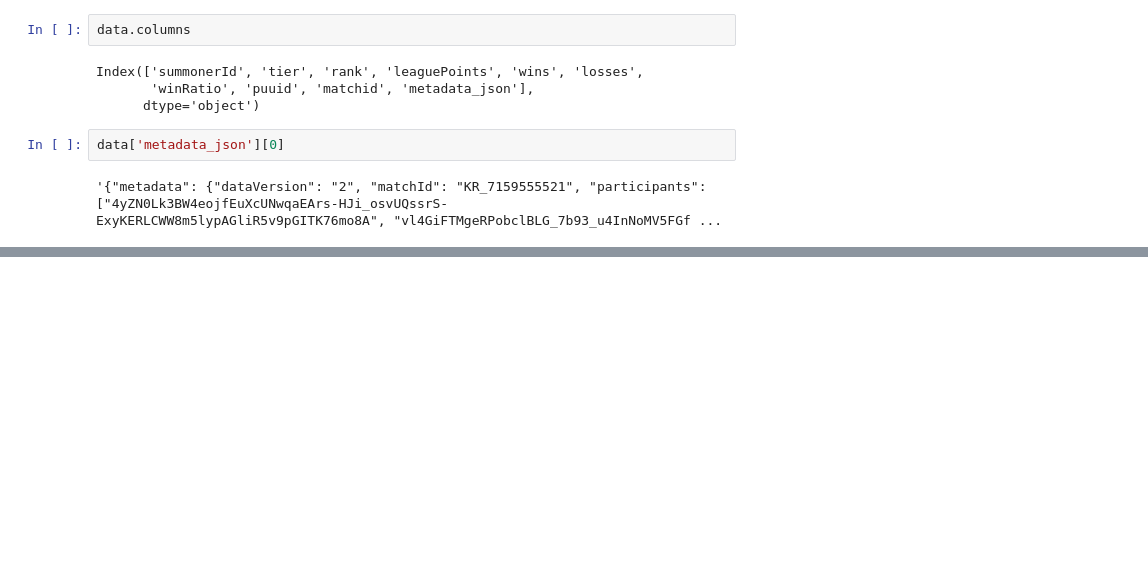
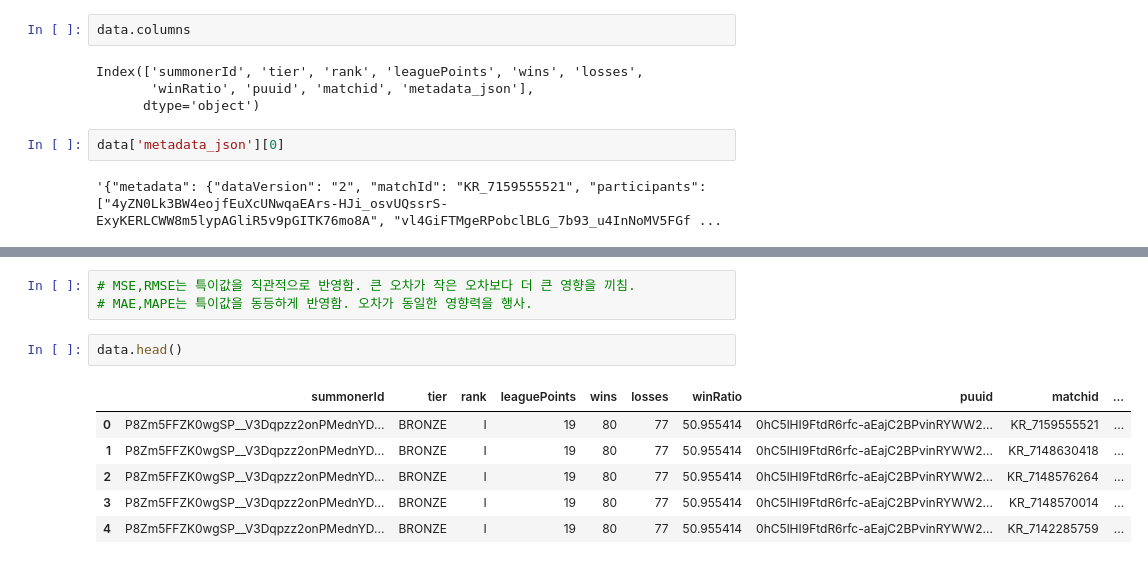
Before and after one commit to YangJiWoong96/LOL_Data_Analysis, a Jupyter notebook: JSON preprocessing.ipynb, the cells around one changed output, grey strips where cells are left out. Saved outputs shown, nothing was run; the diff lists cells and outputs as text; blank space fills up the shorter version.

```diff
--- a/JSON preprocessing.ipynb
+++ b/JSON preprocessing.ipynb
@@ -157,0 +456,12 @@ print(filtered_df)
+# %%
+# MSE,RMSE는 특이값을 직관적으로 반영함. 큰 오차가 작은 오차보다 더 큰 영향을 끼침.
+# MAE,MAPE는 특이값을 동등하게 반영함. 오차가 동일한 영향력을 행사.
+# %%
+data.head()
+# %% [output]
+|  | summonerId | tier | rank | leaguePoints | wins | losses | winRatio | puuid | matchid | ... |
+| 0 | P8Zm5FFZK0wgSP__V3Dqpzz2onPMednYD... | BRONZE | I | 19 | 80 | 77 | 50.955414 | 0hC5lHI9FtdR6rfc-aEajC2BPvinRYWW2... | KR_7159555521 | ... |
+| 1 | P8Zm5FFZK0wgSP__V3Dqpzz2onPMednYD... | BRONZE | I | 19 | 80 | 77 | 50.955414 | 0hC5lHI9FtdR6rfc-aEajC2BPvinRYWW2... | KR_7148630418 | ... |
+| 2 | P8Zm5FFZK0wgSP__V3Dqpzz2onPMednYD... | BRONZE | I | 19 | 80 | 77 | 50.955414 | 0hC5lHI9FtdR6rfc-aEajC2BPvinRYWW2... | KR_7148576264 | ... |
+| 3 | P8Zm5FFZK0wgSP__V3Dqpzz2onPMednYD... | BRONZE | I | 19 | 80 | 77 | 50.955414 | 0hC5lHI9FtdR6rfc-aEajC2BPvinRYWW2... | KR_7148570014 | ... |
+| 4 | P8Zm5FFZK0wgSP__V3Dqpzz2onPMednYD... | BRONZE | I | 19 | 80 | 77 | 50.955414 | 0hC5lHI9FtdR6rfc-aEajC2BPvinRYWW2... | KR_7142285759 | ... |
```
Also changed, not shown: parts of 12 cells of this notebook.
